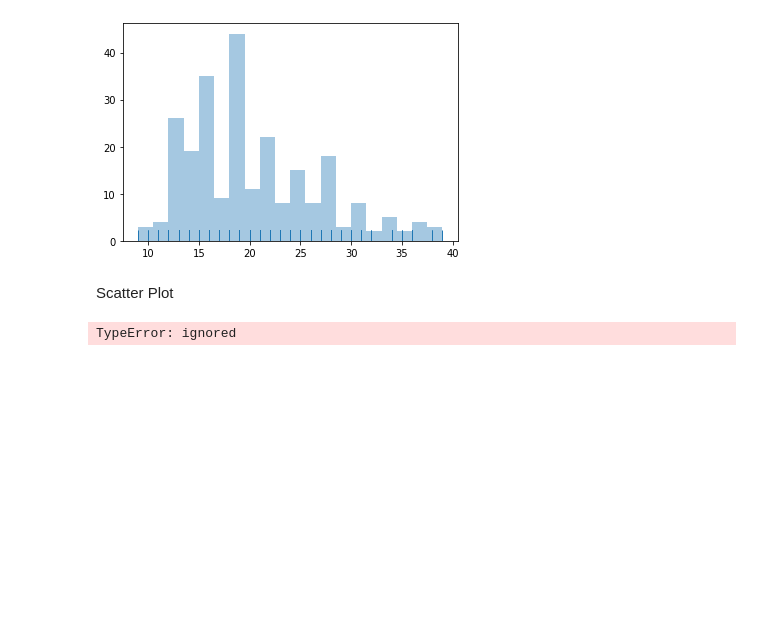
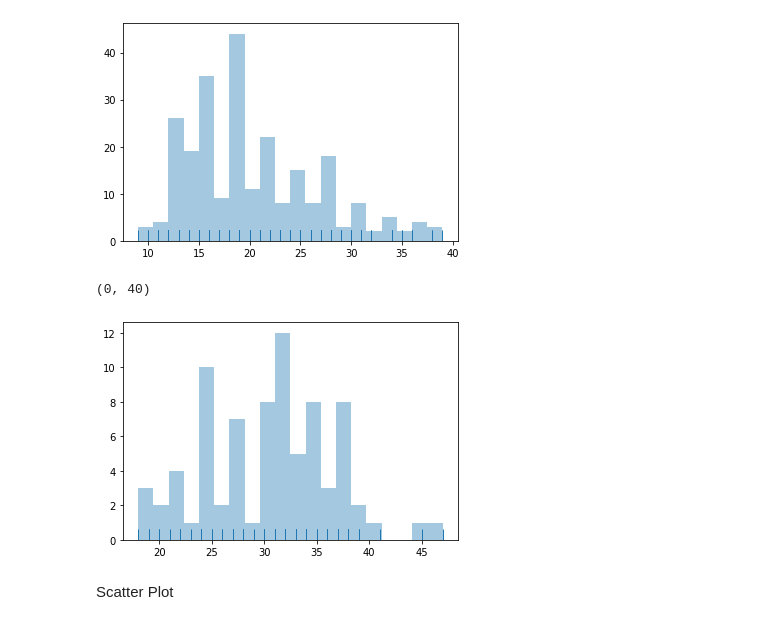
Before and after one commit to thiviyan98/ThiviyanNanthakumarCE888, a Jupyter notebook: Lab2.ipynb, the cells around one changed output. Cells and saved outputs as stored; diff of their text form; code cells hidden in the pictures; blank space fills up the shorter version.

Commit message:
Finished the section where it asks for the scatter and histograms. Got some help from Ana for creating the ID for cars.

```diff
--- a/Lab2.ipynb
+++ b/Lab2.ipynb
@@ -96,6 +95,9 @@ sns_plot.savefig("bootstrap_confidence_80.pdf", bbox_inches='tight')
 df = pd.read_csv('https://raw.githubusercontent.com/albanda/CE888/master/lab2%20-%20bootstrap/vehicles.csv')
 currentfleet = df.values.T[0]
 newfleet=df.values.T[1]
+newfleet=newfleet[~np.isnan(newfleet)]
+
+print("\n")
 print(currentfleet)
 print("\n")
 print(newfleet)
@@ -129,10 +131,14 @@ sns_plot.axes[0, 0].set_xlim(0, 40)
 # %% [output]
 (0, 40)
 [figure]
+# %%
+
+df_data = pd.DataFrame(newfleet,columns=['newFleet'])
+sns.distplot(df_data,bins=20,kde=False, rug=True)
+sns_plot.axes[0, 0].set_ylim(0,)
+sns_plot.axes[0, 0].set_xlim(0, 40)
+# %% [output]
+(0, 40)
+[figure, added]
 # %% [markdown]
 Scatter Plot
-# %%
-df_data = pd.DataFrame(currentfleet, columns=['CurrentFleet'])
-sns_plot = sns.lmplot(df_data.columns[0], , data=df_data, fit_reg=False, hue="Value")
-# %% [output]
-TypeError: ignored
```
Also changed, not shown: parts of 5 cells of this notebook.
